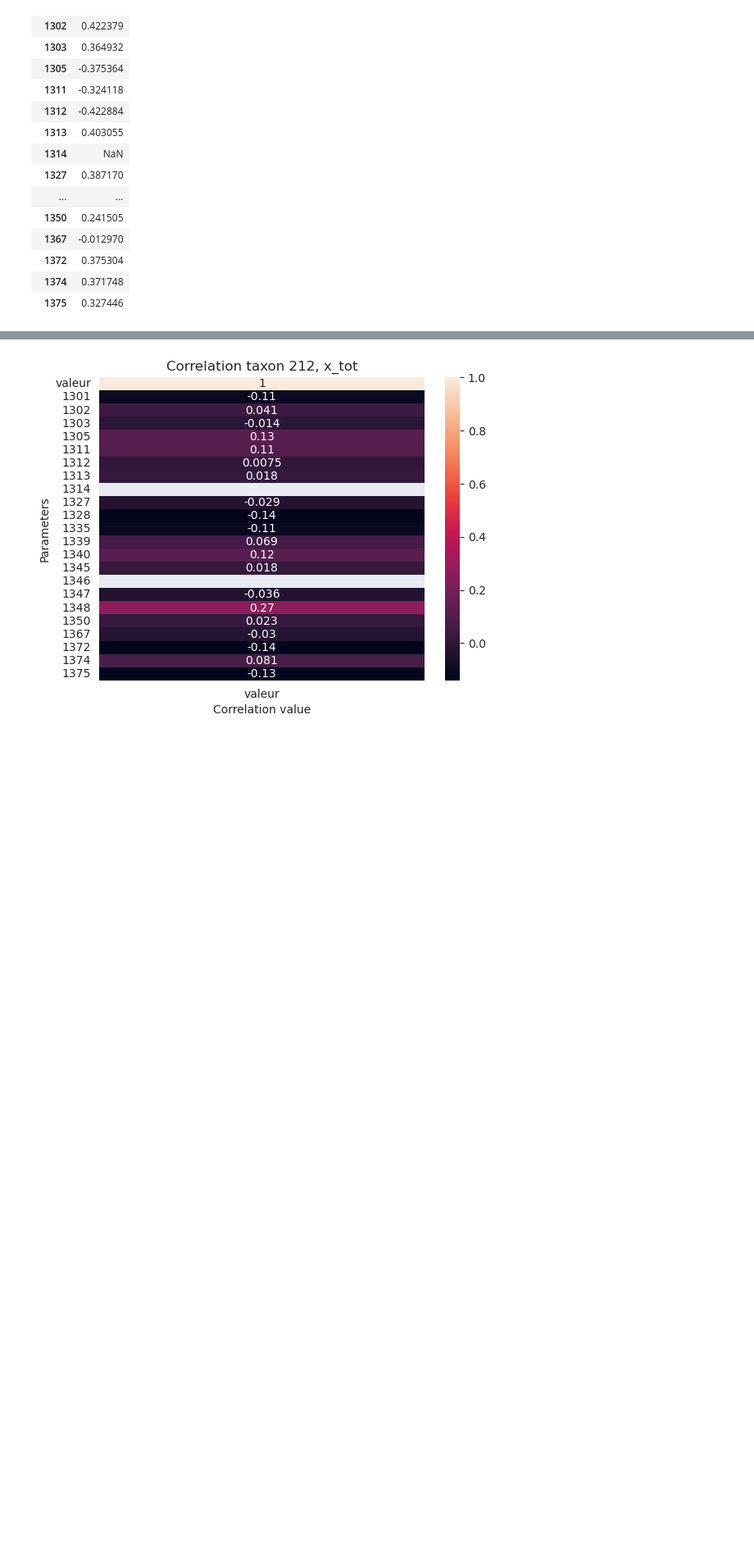
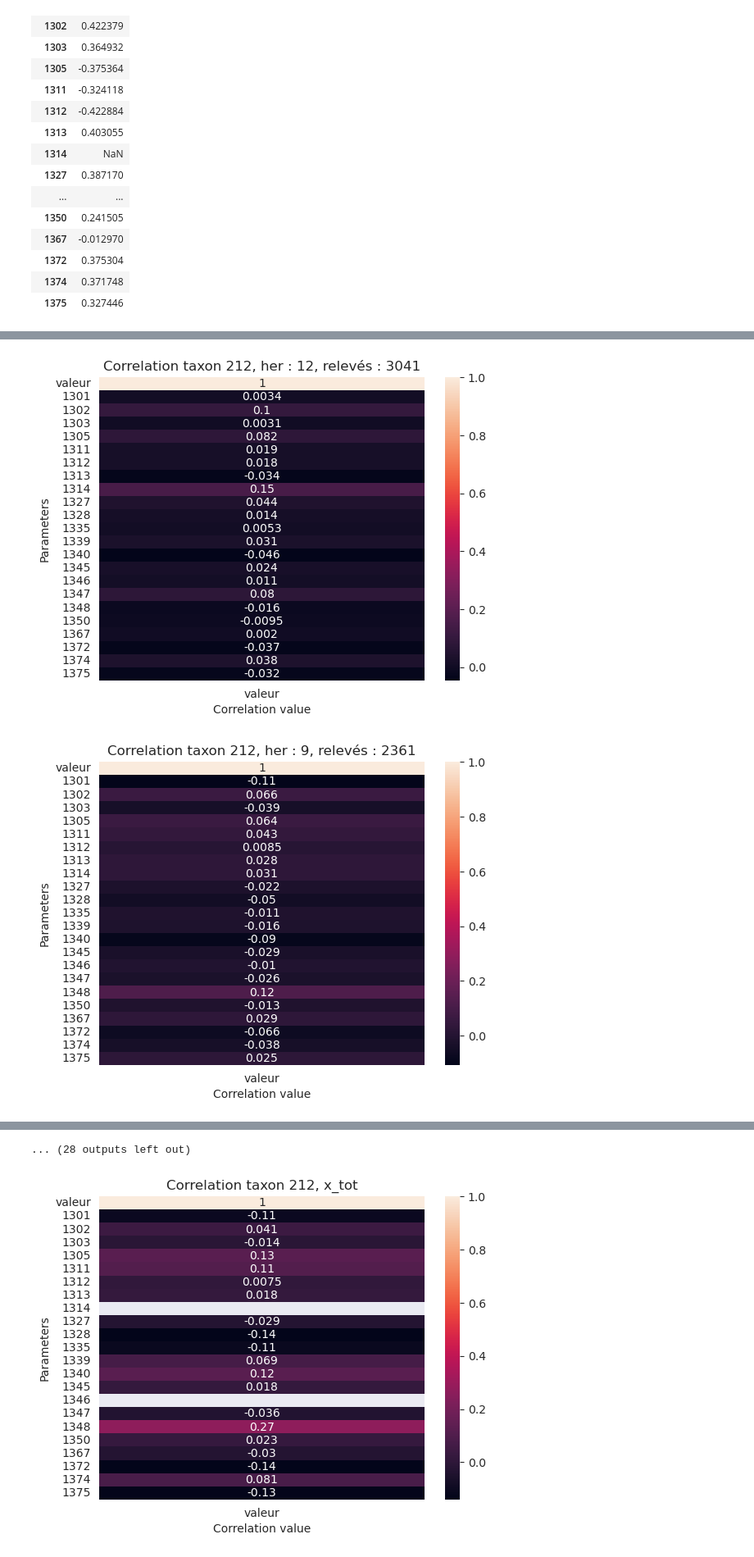
Before and after one commit to chefmtt/nvx-defis-eau, a Jupyter notebook: eau_individus.ipynb, the cells around one changed output, grey strips where cells are left out. Shown at 82% size. Cells and saved outputs as stored; diff of their text form; code cells hidden in the pictures; blank space fills up the shorter version.

```diff
--- a/eau_individus.ipynb
+++ b/eau_individus.ipynb
@@ -324,0 +281,42 @@ for taxon in taxons_to_keep:
+# %%
+def plot_x(x, mode:str, id, num_releves, taxon:int):
+        plt.figure()
+        hm = sns.heatmap(x, annot=True)
+        hm.set(xlabel='Correlation value', ylabel='Parameters', title = f"Correlation taxon {taxon}, {mode} : {id}, relevés : {num_releves}")
+        plt.show()
+
+
+def compute_matrix_corr(taxon: int, station: int=None, her: int=None, plot=False):
+    x_dict = {"station": [], "her": []}
+    if station:
+        station_count = result[result["taxon_id"] == taxon]["stn_id"].value_counts()[:station]
+        for stn_id, stn_releves in zip(station_count.index, station_count):
+            corr_df = result[(result["stn_id"] == stn_id) & (result["taxon_id"] == taxon)]
+            corr = corr_df.drop(columns=["her", "date_year", "liste_ff_id", "taxon_id", "stn_id"]).corr()
+            x = corr[["valeur"]]
+            x_dict["station"].append(x)
+
+            if plot:
+                plot_x(x, mode="station", id=stn_id, num_releves=stn_releves, taxon=taxon)
+
+
+    if her:
+        her_count = result[result["taxon_id"] == taxon]["her"].value_counts()[:her]
+        for her_id, her_releves in zip(her_count.index, her_count):
+            corr_df = result[(result["her"] == her_id) & (result["taxon_id"] == taxon)]
+            corr = corr_df.drop(columns=["her", "date_year", "liste_ff_id", "taxon_id", "stn_id"]).corr()
+            x = corr[["valeur"]]
+            x_dict["her"].append(x)
+
+            if plot:
+                plot_x(x, mode="her", id=her_id, num_releves=her_releves, taxon=taxon)
+    return x_dict
+
+x_tot = {}
+for taxon in taxons_to_keep:
+    x_dict = compute_matrix_corr(taxon, station=5, her=2, plot=True)
+
+    for x in x_dict["station"]:
+        x += x
+    plot_x(x, mode="Mean stations", id="NA", num_releves="NA", taxon=taxon)
+# %% [output]
@@ -324,0 +328,2 @@ for taxon in taxons_to_keep:
+[figure, added]
+[figure, added]
@@ -325,3 +335,4 @@ for taxon in taxons_to_keep:
+... (28 outputs left out)
 # %%
 for taxon in taxons_to_keep:
     plt.figure()
```
Also changed, not shown: parts of 2 cells of this notebook, 2 other files.
